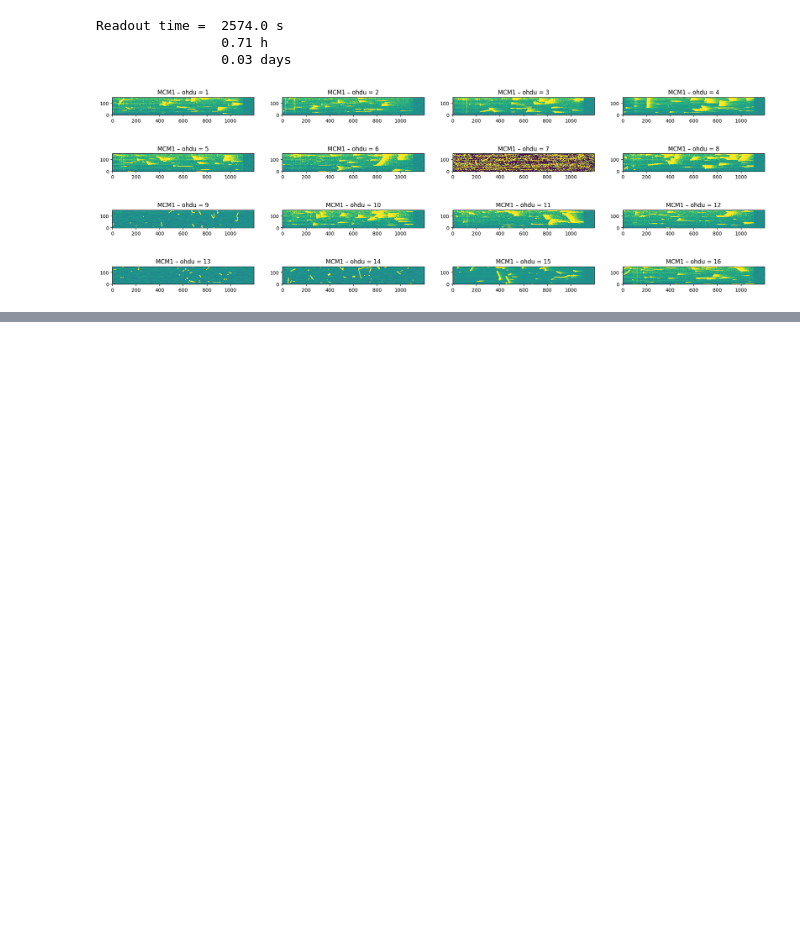
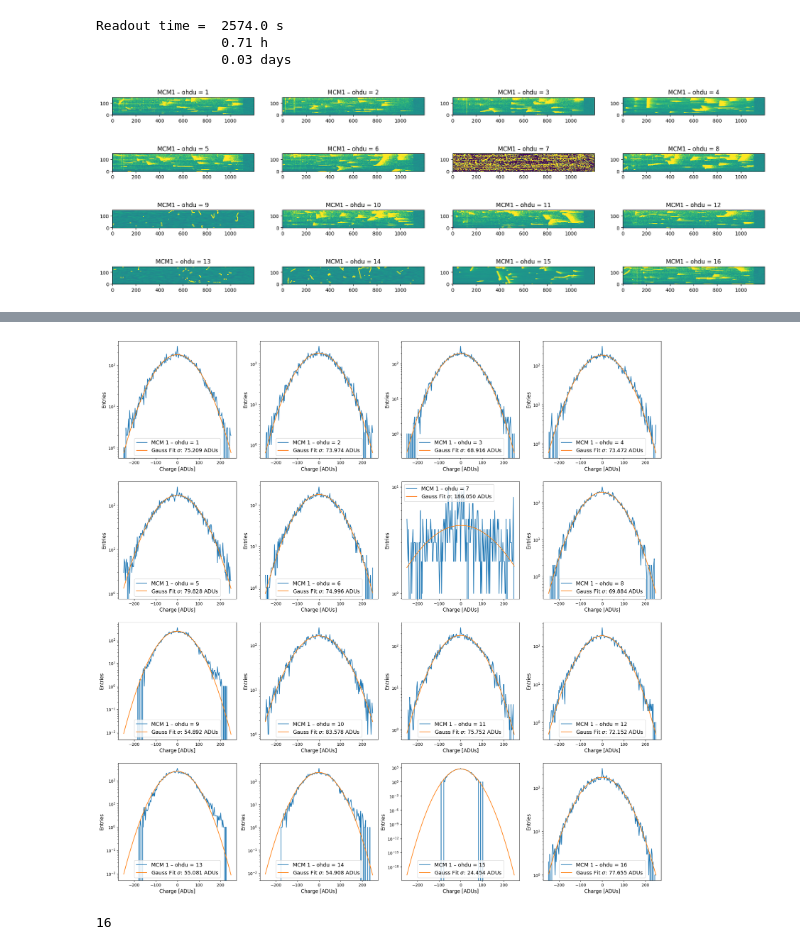
Before and after one commit to maumtzmon/ClasesPy, a Jupyter notebook: 60 - MCM Test/AnaMCM_CONNIE.ipynb, the cells around one changed output, grey strips where cells are left out. Cells and saved outputs as stored; diff of their text form; code cells hidden in the pictures; blank space fills up the shorter version.

```diff
--- a/60 - MCM Test/AnaMCM_CONNIE.ipynb
+++ b/60 - MCM Test/AnaMCM_CONNIE.ipynb
@@ -281,7 +298,7 @@ def convolution(x, mu, sigma, A, lamb, Nmax=10):
 # %%
 # ------------------------------------------------------------------------------
 #
-def Noise(h, overscan_mask, iMCM, nCCDs, dataOK, doPlot, pdfname):
+def Noise(h, overscan_mask, iMCM, nCCDs, dataOK, doPlot=False, pdfname='noise'):
     noise = []
     plt.figure(figsize=(24,24))
     plt.xticks(fontsize=13)
@@ -310,8 +327,12 @@ def Noise(h, overscan_mask, iMCM, nCCDs, dataOK, doPlot, pdfname):
     #pdf_filename = f'noise_'+pdfname+'_{iMCM+1}.pdf'i
     if doPlot:
         pdf_filename = f'noise_{pdfname}.pdf'
-        plt.savefig(pdf_filename, format='pdf')
-    plt.close()
+        #plt.savefig(pdf_filename, format='pdf')
+        plt.show()
+    elif doPlot == False:
+        plt.close()
+    else:
+        plt.close()
     return noise
 # ------------------------------------------------------------------------------
 #
@@ -430,0 +497,9 @@ noise
+# %%
+for i in range(nCCDs):      #el valor de la imagen sera el de la imagen cruda menos la mediana
+    image_hdu[i+1].data = hm[i+1].data.astype('float64') - np.median(hm[i+1].data[overscan_mask], axis=1, keepdims=True)
+
+plt.figure(figsize=(24,8))
+for i in range(16):
+    plt.subplot(4,4,i+1)
+    plt.imshow(image_hdu[i+1].data[:,:], vmin=-500, vmax=500)    #Plot de cada imagen en un rango de -500 a 500 ADUS
+    plt.title('MCM1 – ohdu = {:d}'.format(i+1))
@@ -430,0 +508,4 @@ noise
+# %%
+noise = Noise(image_hdu, overscan_mask, MCMNro, nCCDs, ohdusOK, doPlot=True, pdfname='None.pdf')
+# %% [output]
+[figure, added]
@@ -430,0 +550,4 @@ noise
+# %%
+len(noise_list[0])
+# %% [output]
+16
```
Also changed, not shown: parts of 7 cells of this notebook, 1 other file.
